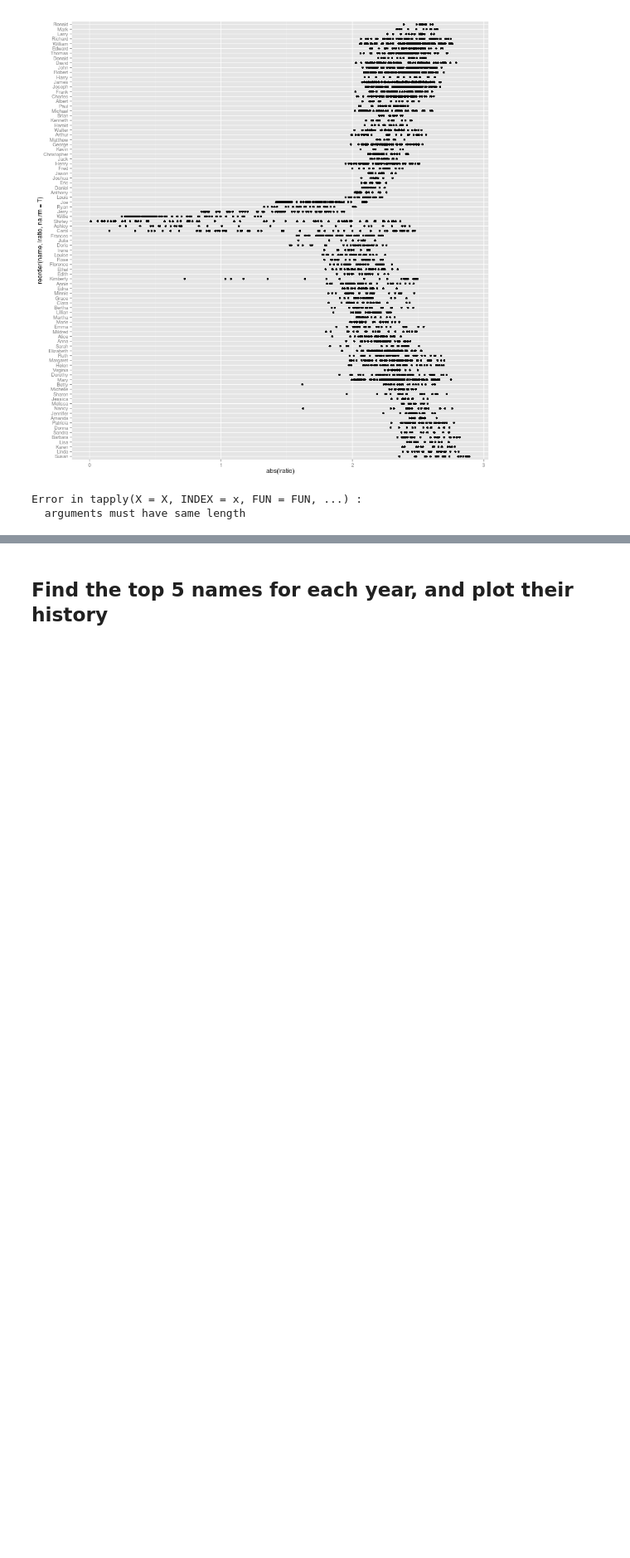
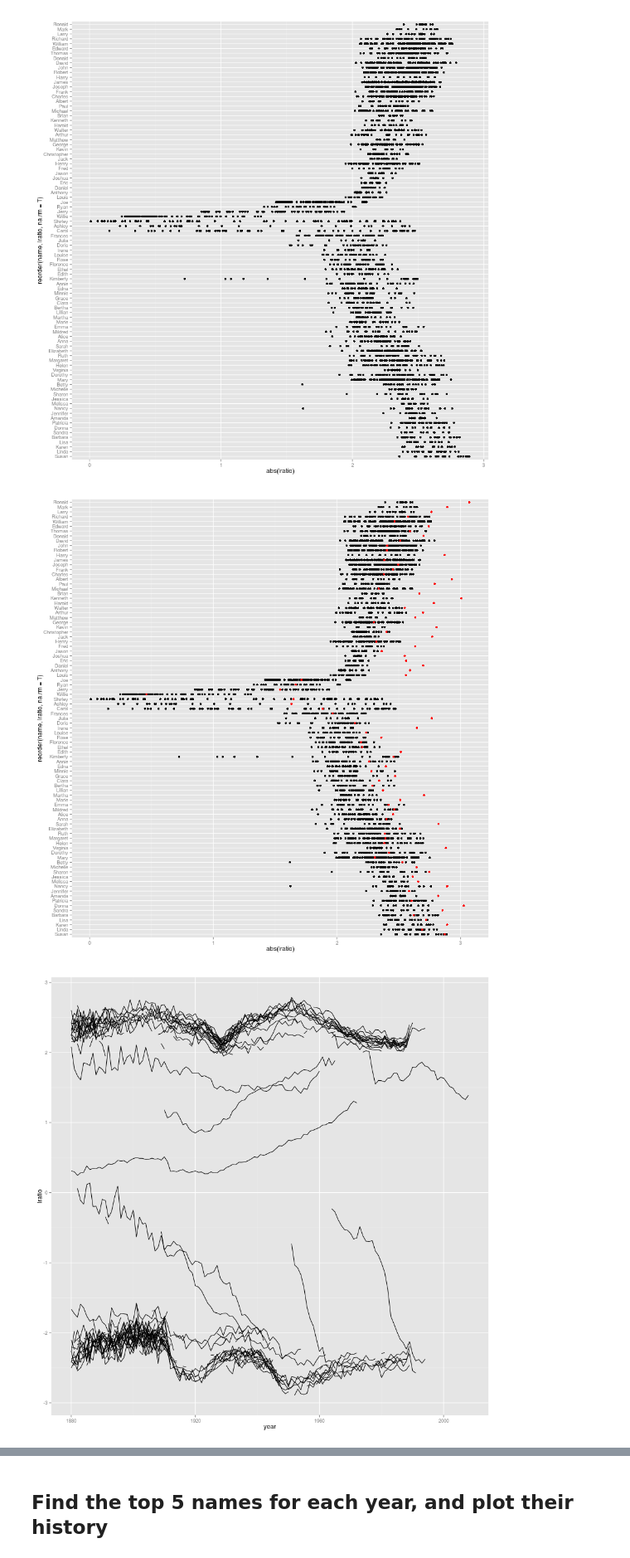
Before and after one commit to realmichaelzyy/cs249-2, a Jupyter notebook: hw2/MiniHW2.ipynb, the cells around one changed output, grey strips where cells are left out. Shown at 83% size. Drawn from its saved outputs; the diff is of its cells as text; code cells hidden in the pictures; blank space fills up the shorter version.

```diff
--- a/hw2/MiniHW2.ipynb
+++ b/hw2/MiniHW2.ipynb
@@ -319,19 +321,34 @@ print(qplot(abs(lratio), reorder(name, lratio, na.rm = T), data = bysex))
 # %% [output]
 [figure]
 [figure]
-# %%
-%%R -w 900 -h 900
-
-
-#print(qplot(abs(bysex$lratio), reorder(name, bysex$lratio, na.rm = T), data = bysex) +
-#  geom_point(data = both_sexes, colour = "red"))
-
-print(qplot(year, lratio, data = bysex, group = name, geom = "line"))
-
-##### THIS DIDN'T WORK BECAUSE 'lratio' WASN'T DEFINED WHEN IT RAN.
-# %% [output]
-Error in tapply(X = X, INDEX = x, FUN = FUN, ...) :
-  arguments must have same length
+# %%
+%%R -w 900 -h 900
+#print(str(both_sexes))
+
+both_sexes$lratio = log10(both_sexes$boys/both_sexes$girls)
+#print(str(both_sexes))
+#print(str(bysex))
+
+#print(both_sexes[both_sexes$name == "Julia",])
+#print(bysex[bysex$name == "Julia",])
+#print(ddply(bysex[bysex$name == "Julia",],c("name"),summarize,m = mean(lratio,na.rm=TRUE)))
+
+#print(qplot(abs(bysex$lratio), reorder(name, bysex$lratio, na.rm = T), data = bysex) +
+#  geom_point(data = both_sexes[bysex$lratio!=-1337,], colour = "red"))
+#print(ggplot(both_sexes, aes(x=abs(lratio))) + geom_point(aes(y=reorder(name,lratio,na.rm = T)), data=bysex) +
+#      geom_point(aes(y=reorder(name,lratio,na.rm=T)),data = both_sexes, colour = "red"))
+#print(ggplot(both_sexes, aes(x=abs(lratio)))
+#      + geom_point(aes(y=reorder(name, lratio, na.rm = T)), colour="red")
+#      + geom_point(data=bysex, aes(x=abs(lratio), y=reorder(name, lratio, na.rm = T))))
+print(ggplot() + geom_point(aes(x=abs(lratio),y=reorder(name,lratio,na.rm = T)), data=bysex) +
+     geom_point(aes(x=abs(lratio),y=reorder(name,lratio,na.rm=T)),data = both_sexes, colour = "red"))
+
+print(qplot(year, lratio, data = bysex, group = name, geom = "line"))
+
+##### THIS DIDN'T WORK BECAUSE 'lratio' WASN'T DEFINED WHEN IT RAN.
+# %% [output]
+[figure, added]
+[figure, added]
 # %%
 %%R -w 900 -h 900
 
```
Also changed, not shown: parts of 1 cell of this notebook.
